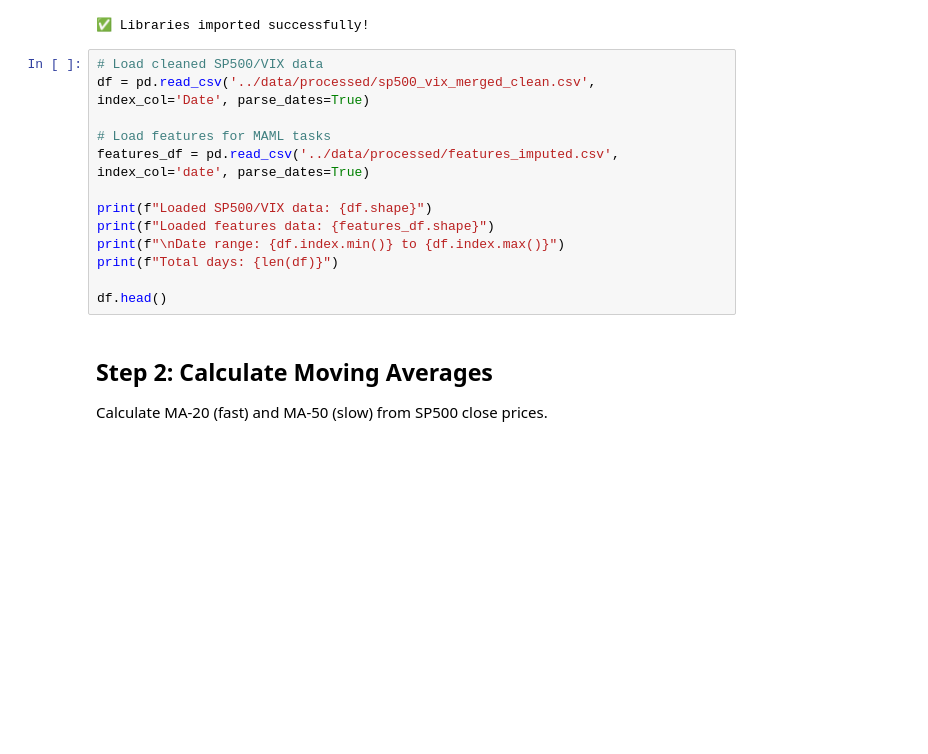
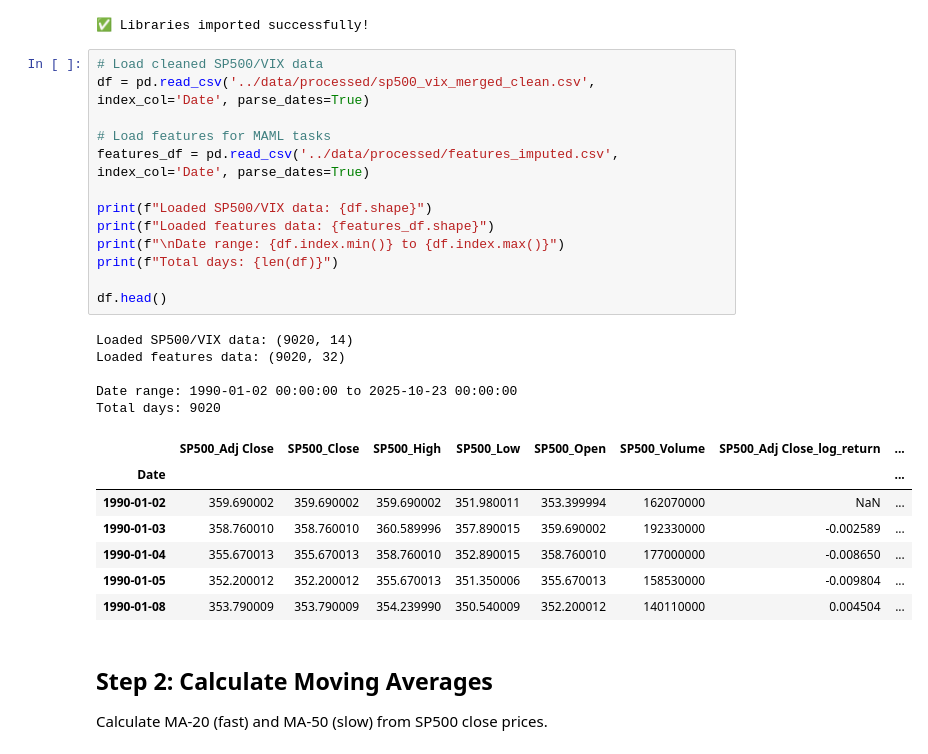
Before and after one commit to aaronmat1905/maml-dynamic-portfolio-allocation, a Jupyter notebook: notebooks/Epic_1_3_MA_Crossover_Alternative.ipynb, the cells around one changed output. Cells and saved outputs as stored; diff of their text form; blank space fills up the shorter version.

```diff
--- a/notebooks/Epic_1_3_MA_Crossover_Alternative.ipynb
+++ b/notebooks/Epic_1_3_MA_Crossover_Alternative.ipynb
@@ -46,16 +46,29 @@ print("✅ Libraries imported successfully!")
 # %%
 # Load cleaned SP500/VIX data
 df = pd.read_csv('../data/processed/sp500_vix_merged_clean.csv', index_col='Date', parse_dates=True)
 
 # Load features for MAML tasks
-features_df = pd.read_csv('../data/processed/features_imputed.csv', index_col='date', parse_dates=True)
+features_df = pd.read_csv('../data/processed/features_imputed.csv', index_col='Date', parse_dates=True)
 
 print(f"Loaded SP500/VIX data: {df.shape}")
 print(f"Loaded features data: {features_df.shape}")
 print(f"\nDate range: {df.index.min()} to {df.index.max()}")
 print(f"Total days: {len(df)}")
 
 df.head()
+# %% [output]
+Loaded SP500/VIX data: (9020, 14)
+Loaded features data: (9020, 32)
+
+Date range: 1990-01-02 00:00:00 to 2025-10-23 00:00:00
+Total days: 9020
+|  | SP500_Adj Close | SP500_Close | SP500_High | SP500_Low | SP500_Open | SP500_Volume | SP500_Adj Close_log_return | ... |
+| Date |  |  |  |  |  |  |  | ... |
+| 1990-01-02 | 359.690002 | 359.690002 | 359.690002 | 351.980011 | 353.399994 | 162070000 | NaN | ... |
+| 1990-01-03 | 358.760010 | 358.760010 | 360.589996 | 357.890015 | 359.690002 | 192330000 | -0.002589 | ... |
+| 1990-01-04 | 355.670013 | 355.670013 | 358.760010 | 352.890015 | 358.760010 | 177000000 | -0.008650 | ... |
+| 1990-01-05 | 352.200012 | 352.200012 | 355.670013 | 351.350006 | 355.670013 | 158530000 | -0.009804 | ... |
+| 1990-01-08 | 353.790009 | 353.790009 | 354.239990 | 350.540009 | 352.200012 | 140110000 | 0.004504 | ... |
 # %% [markdown]
 ## Step 2: Calculate Moving Averages
 
```
Also changed, not shown: parts of 13 cells of this notebook, 6 other files.
